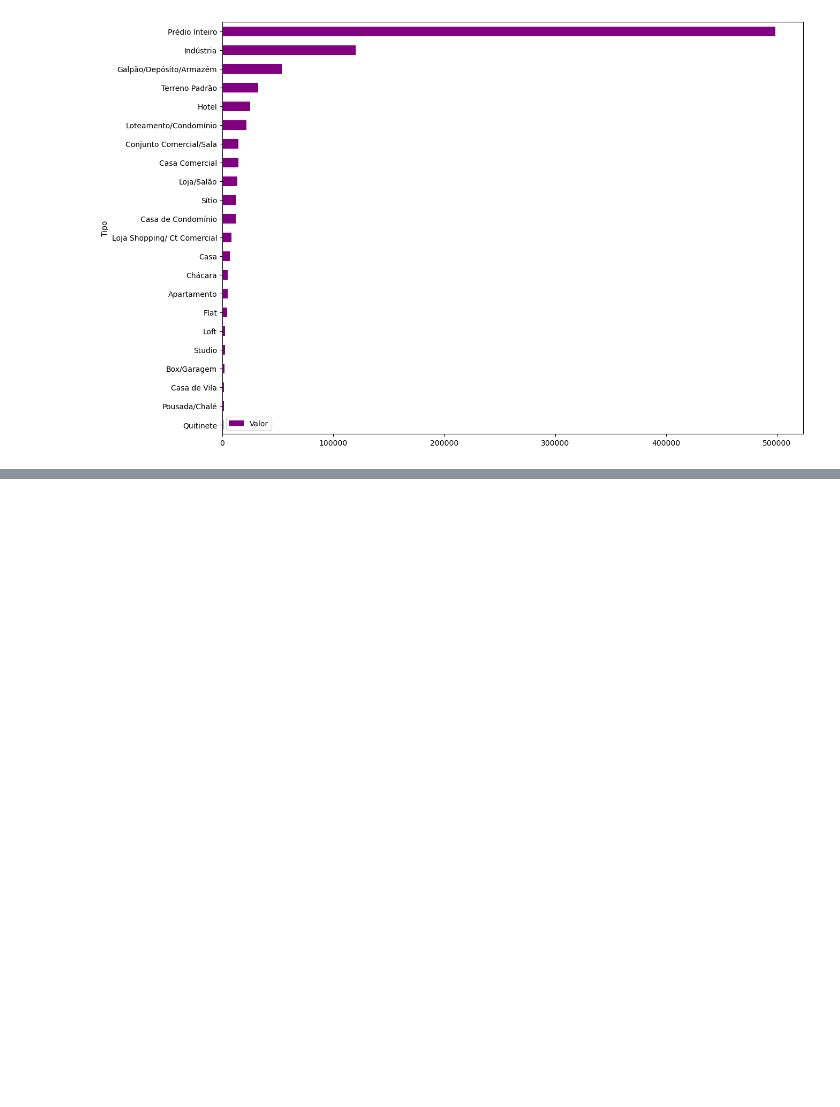
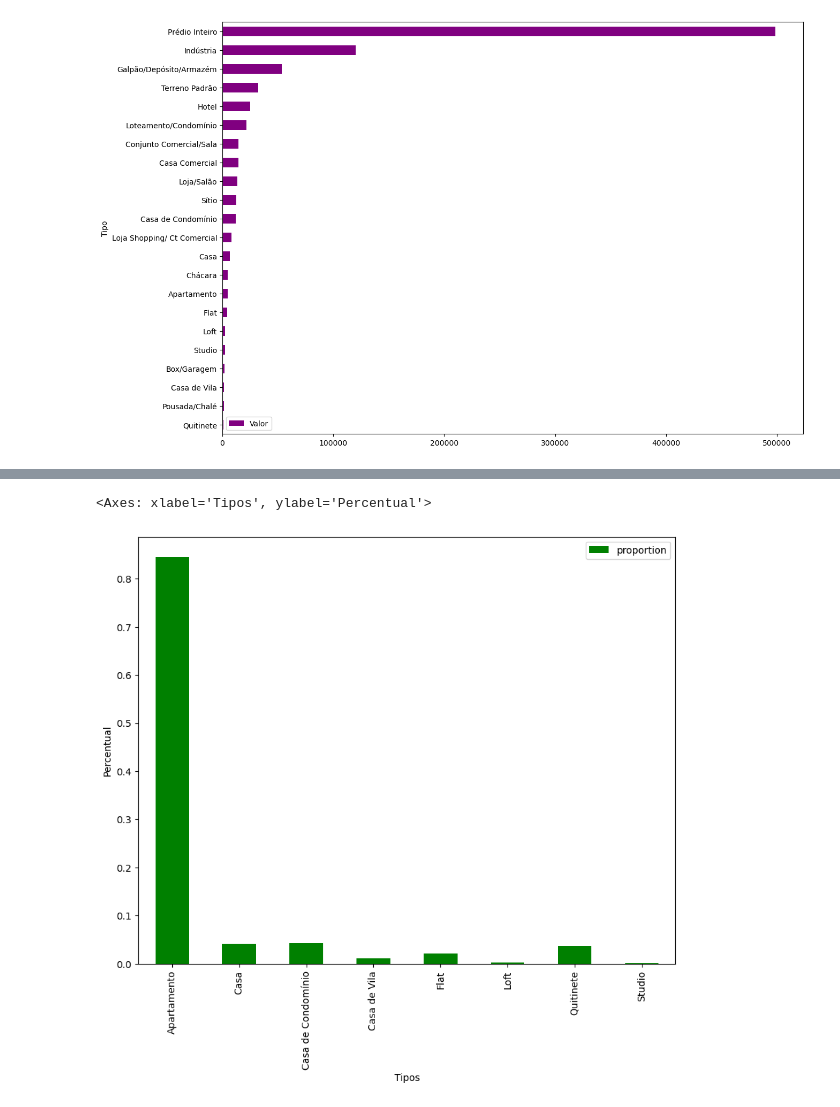
Before and after one commit to leandroclv/Python_data_science_alura, a Jupyter notebook: data_science/pandas_bib.ipynb, the cells around one changed output, grey strips where cells are left out. Drawn from its saved outputs; the diff is of its cells as text; code cells hidden in the pictures; blank space fills up the shorter version.

```diff
--- a/data_science/pandas_bib.ipynb
+++ b/data_science/pandas_bib.ipynb
@@ -243,0 +324,7 @@ df_preco_tipo.plot(kind='barh', figsize=(14,10), color = 'purple')
+# %%
+df_percent = df_imovel['Tipo'].value_counts(normalize=True).to_frame().sort_values('Tipo')
+# %%
+df_percent.plot(kind='bar', figsize=(10,8), color='green', xlabel='Tipos',ylabel='Percentual')
+# %% [output]
+<Axes: xlabel='Tipos', ylabel='Percentual'>
+[figure, added]
```
Also changed, not shown: parts of 12 cells of this notebook.
